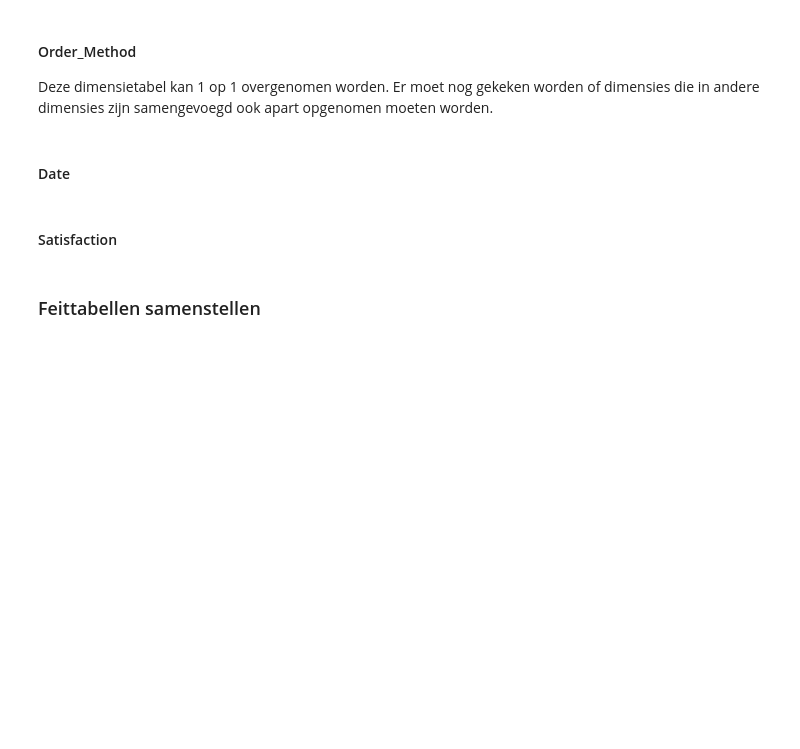
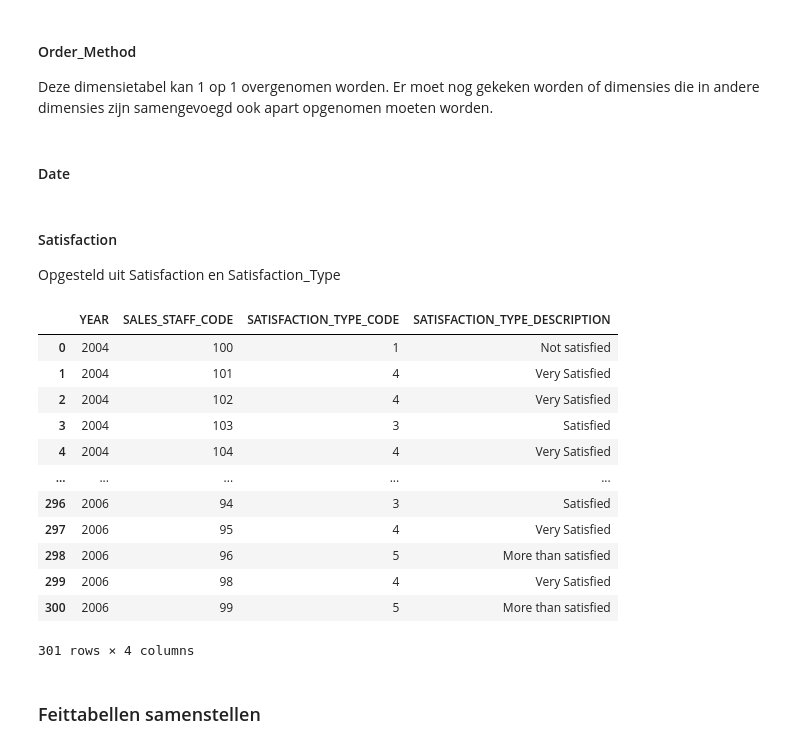
Before and after one commit to DKnightAnon/DEDS_repository, a Jupyter notebook: Week 4/Practicum_4.3_Opdracht_A-Delgado.ipynb, the cells around one changed output. Drawn from its saved outputs; the diff is of its cells as text; code cells hidden in the pictures; blank space fills up the shorter version.

```diff
--- a/Week 4/Practicum_4.3_Opdracht_A-Delgado.ipynb
+++ b/Week 4/Practicum_4.3_Opdracht_A-Delgado.ipynb
@@ -620,8 +648,29 @@ Deze dimensietabel kan 1 op 1 overgenomen worden. Er moet nog gekeken worden of
 Deze dimensietabel kan 1 op 1 overgenomen worden. Er moet nog gekeken worden of dimensies die in andere dimensies zijn samengevoegd ook apart opgenomen moeten worden.
 # %% [markdown]
 #### Date
-# %% [markdown]
-#### Satisfaction
+# %% [markdown]
+#### Satisfaction
+
+Opgesteld uit Satisfaction en Satisfaction_Type
+# %%
+satisfaction = pd.merge(go_staff_satisfaction, go_staff_satisfaction_type, left_on="SATISFACTION_TYPE_CODE", how="inner", right_on="SATISFACTION_TYPE_CODE")
+
+
+display(satisfaction)
+# %% [output]
+|  | YEAR | SALES_STAFF_CODE | SATISFACTION_TYPE_CODE | SATISFACTION_TYPE_DESCRIPTION |
+| 0 | 2004 | 100 | 1 | Not satisfied |
+| 1 | 2004 | 101 | 4 | Very Satisfied |
+| 2 | 2004 | 102 | 4 | Very Satisfied |
+| 3 | 2004 | 103 | 3 | Satisfied |
+| 4 | 2004 | 104 | 4 | Very Satisfied |
+| ... | ... | ... | ... | ... |
+| 296 | 2006 | 94 | 3 | Satisfied |
+| 297 | 2006 | 95 | 4 | Very Satisfied |
+| 298 | 2006 | 96 | 5 | More than satisfied |
+| 299 | 2006 | 98 | 4 | Very Satisfied |
+| 300 | 2006 | 99 | 5 | More than satisfied |
+301 rows × 4 columns
 # %% [markdown]
 ### Feittabellen samenstellen
 # %% [markdown]
```
Also changed, not shown: parts of 8 cells of this notebook, 3 other files.
